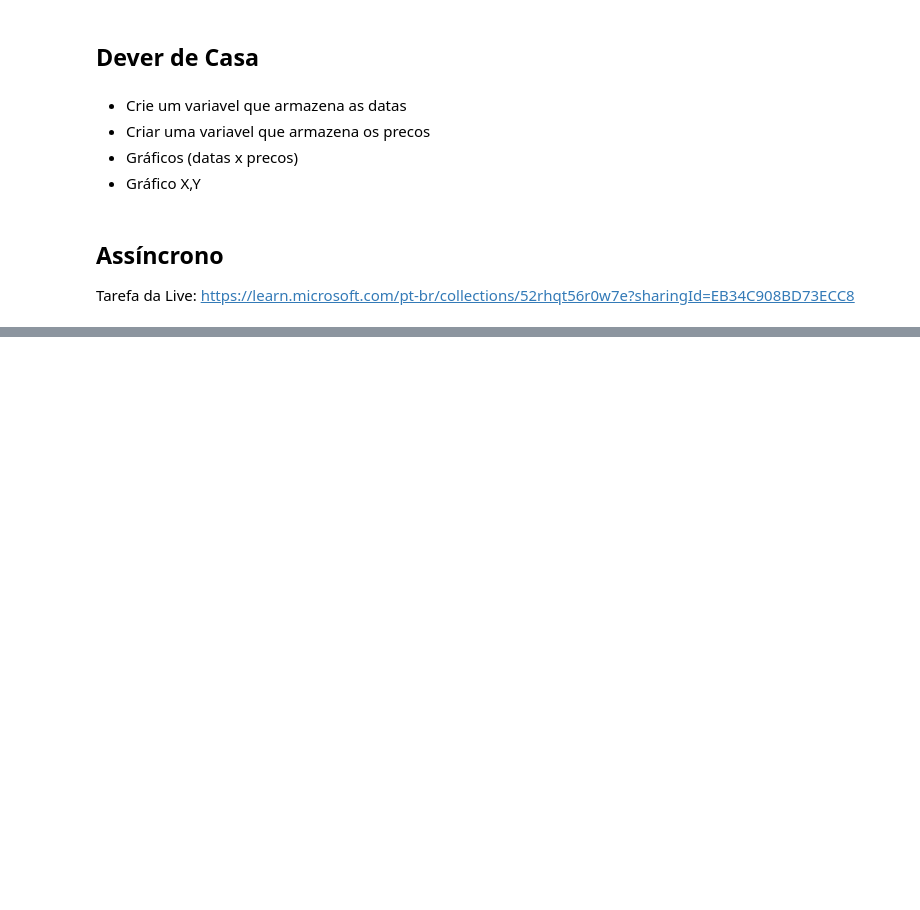
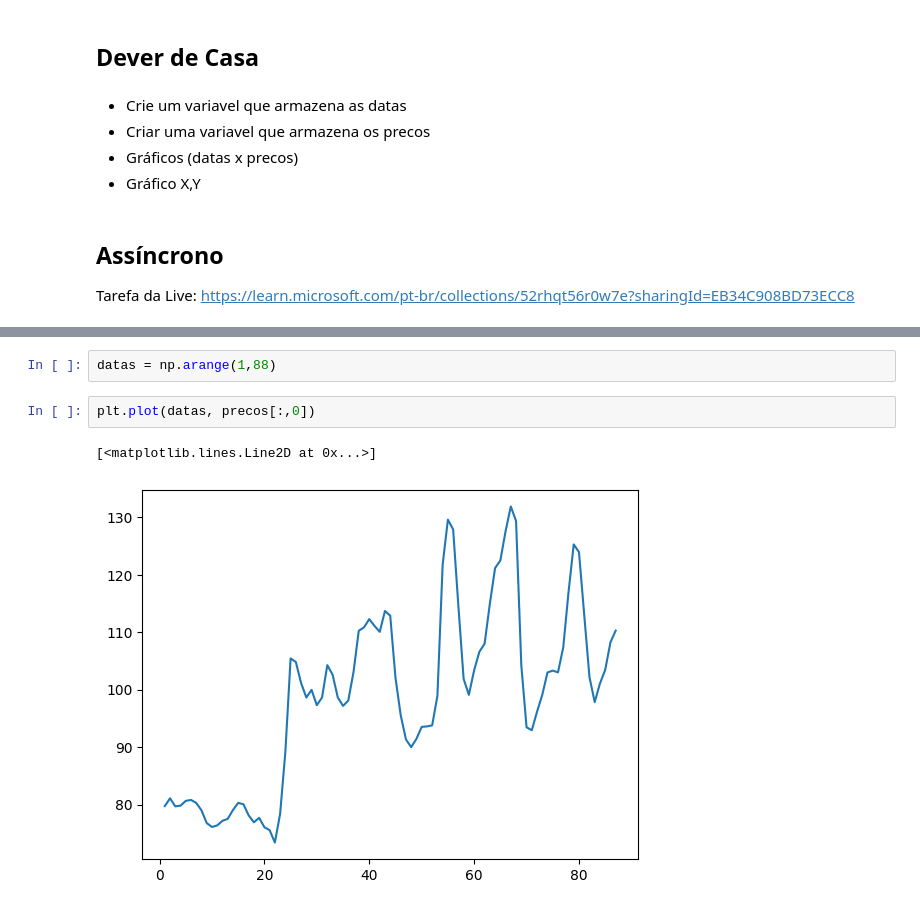
Before and after one commit to romulodf-cesar/curso_matematica_ia, a Jupyter notebook: aula3.ipynb, the cells around one changed output, grey strips where cells are left out. Drawn from its saved outputs; the diff is of its cells as text; blank space fills up the shorter version.

```diff
--- a/aula3.ipynb
+++ b/aula3.ipynb
@@ -143,0 +191,7 @@ https://learn.microsoft.com/pt-br/collections/52rhqt56r0w7e?sharingId=EB34C908BD
+# %%
+datas = np.arange(1,88)
+# %%
+plt.plot(datas, precos[:,0])
+# %% [output]
+[<matplotlib.lines.Line2D at 0x...>]
+[figure, added]
```
Also changed, not shown: parts of 5 cells of this notebook.
